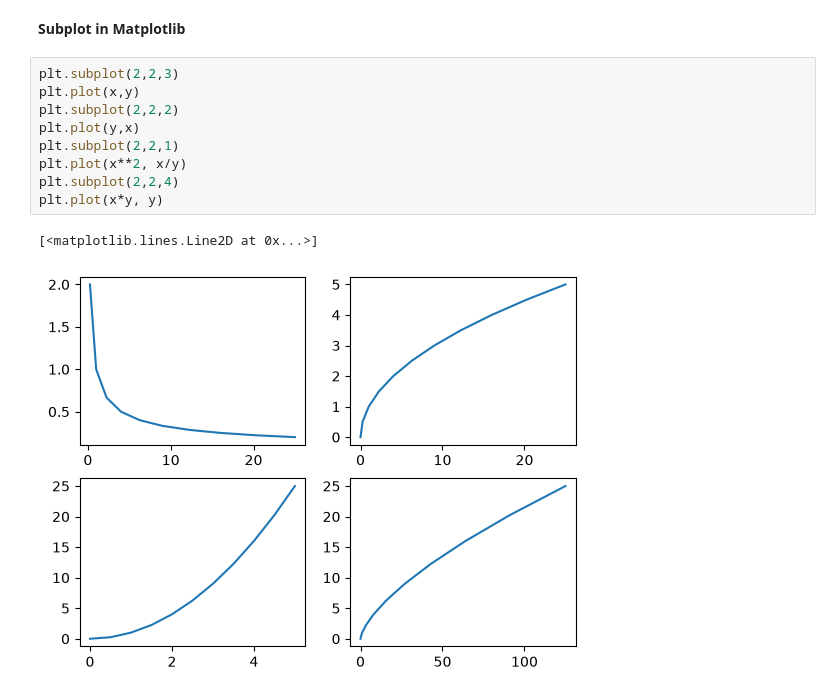
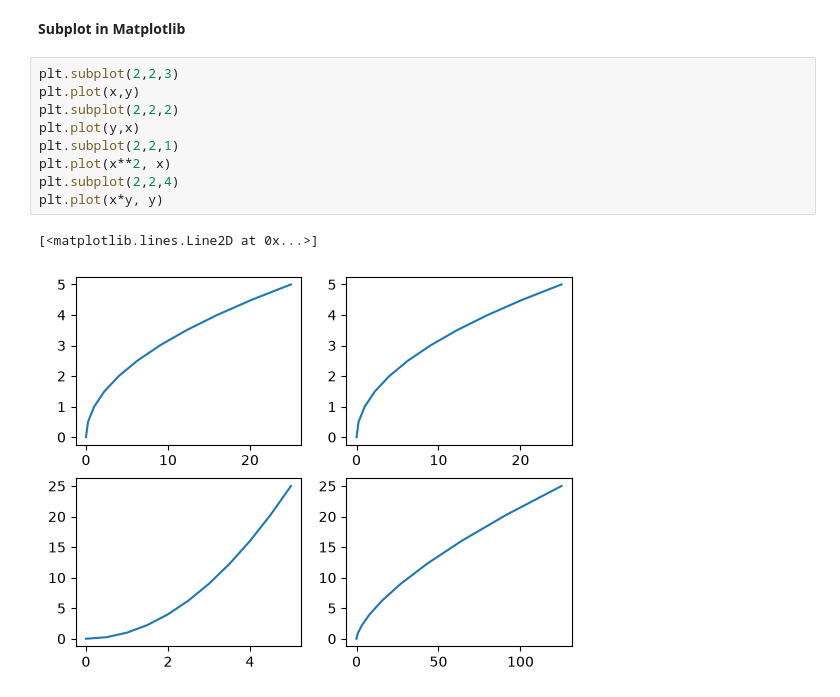
Before and after one commit to priyam0x1/LearnAI, a Jupyter notebook: Visualization/Matplotlib.ipynb, the cells around one changed output. Drawn from its saved outputs; the diff is of its cells as text.

Commit message:
Matplotlib working with figure

```diff
--- a/Visualization/Matplotlib.ipynb
+++ b/Visualization/Matplotlib.ipynb
@@ -22,12 +22,12 @@ Text(0, 0.5, 'chachi')
 # %%
 plt.subplot(2,2,3)
 plt.plot(x,y)
 plt.subplot(2,2,2)
 plt.plot(y,x)
 plt.subplot(2,2,1)
-plt.plot(x**2, x/y)
+plt.plot(x**2, x)
 plt.subplot(2,2,4)
 plt.plot(x*y, y)
 # %% [output]
 [<matplotlib.lines.Line2D at 0x...>]
-[figure, old version]
+[figure, new version]
```
Also changed, not shown: parts of 15 cells of this notebook, 2 other files.
